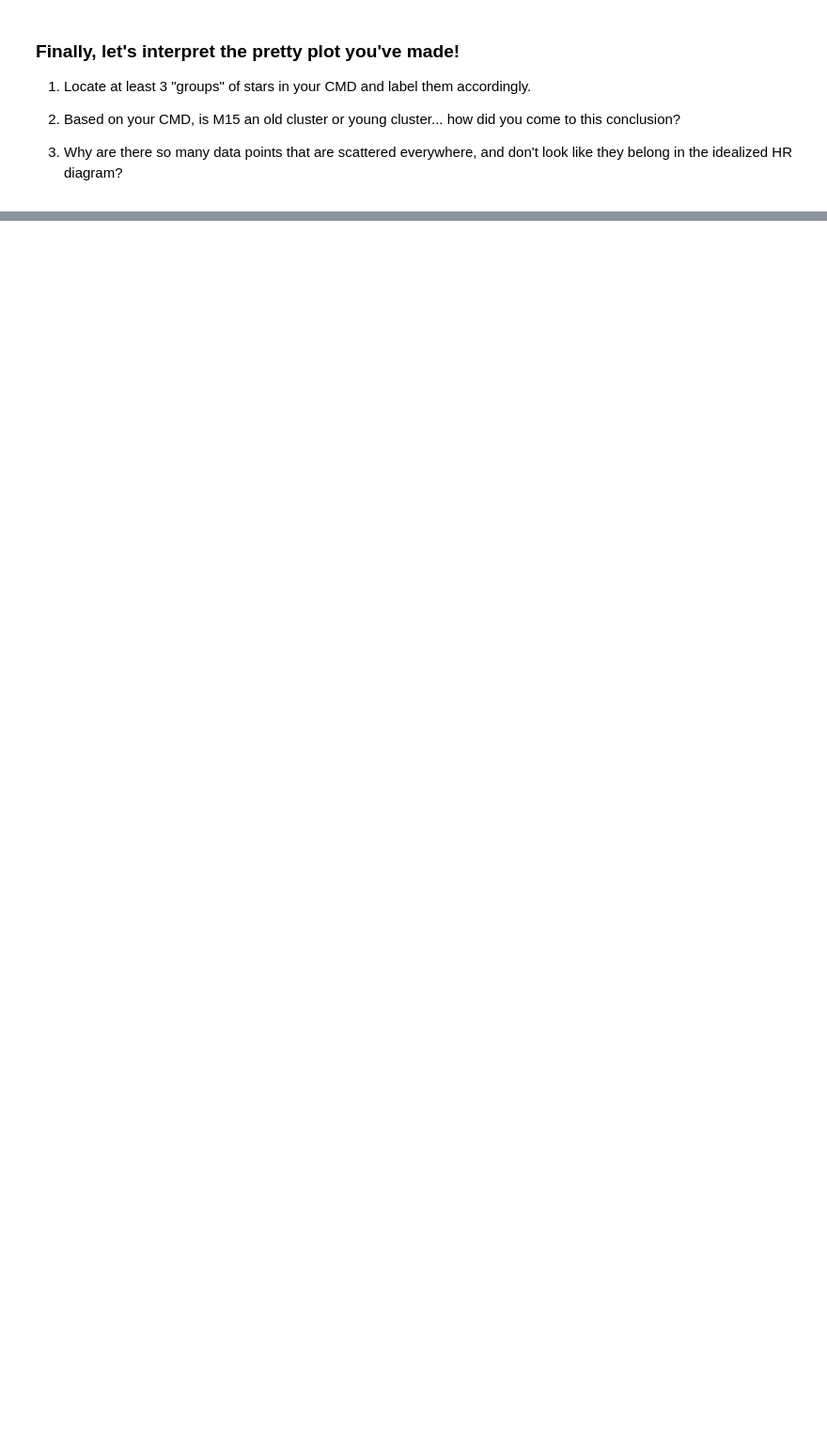
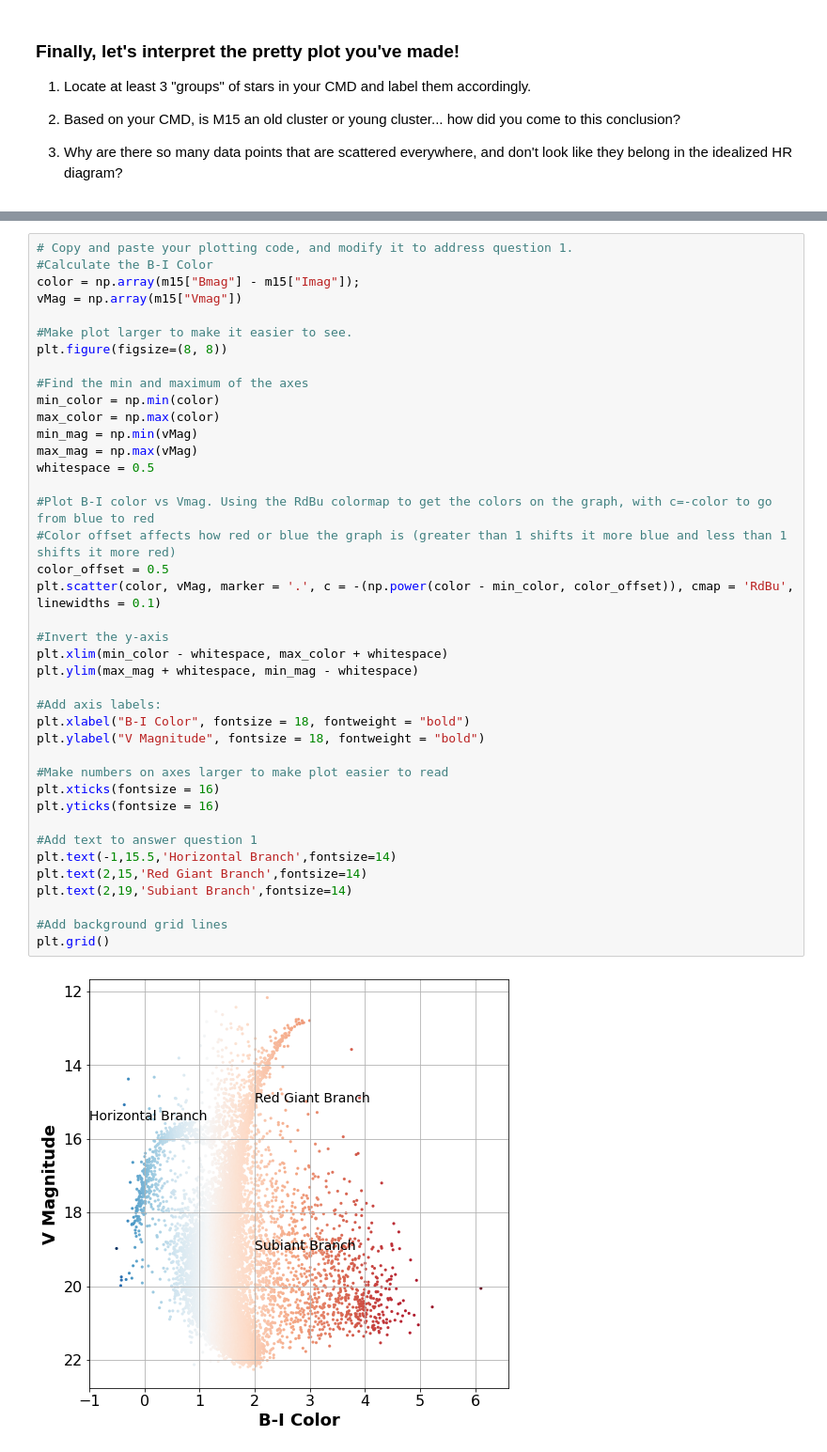
Before and after one commit to mbartlett01/AY3190, a Jupyter notebook: lessons/07-extra_plotting_Bartlett.ipynb, the cells around one changed output, grey strips where cells are left out. Shown at 94% size. Cells and saved outputs as stored; diff of their text form; blank space fills up the shorter version.

```diff
--- a/lessons/07-extra_plotting_Bartlett.ipynb
+++ b/lessons/07-extra_plotting_Bartlett.ipynb
@@ -133,0 +125,42 @@ plt.grid()
+# %%
+# Copy and paste your plotting code, and modify it to address question 1.
+#Calculate the B-I Color
+color = np.array(m15["Bmag"] - m15["Imag"]);
+vMag = np.array(m15["Vmag"])
+
+#Make plot larger to make it easier to see.
+plt.figure(figsize=(8, 8))
+
+#Find the min and maximum of the axes
+min_color = np.min(color)
+max_color = np.max(color)
+min_mag = np.min(vMag)
+max_mag = np.max(vMag)
+whitespace = 0.5
+
+#Plot B-I color vs Vmag. Using the RdBu colormap to get the colors on the graph, with c=-color to go from blue to red
+#Color offset affects how red or blue the graph is (greater than 1 shifts it more blue and less than 1 shifts it more red)
+color_offset = 0.5
+plt.scatter(color, vMag, marker = '.', c = -(np.power(color - min_color, color_offset)), cmap = 'RdBu', linewidths = 0.1)
+
+#Invert the y-axis
+plt.xlim(min_color - whitespace, max_color + whitespace)
+plt.ylim(max_mag + whitespace, min_mag - whitespace)
+
+#Add axis labels:
+plt.xlabel("B-I Color", fontsize = 18, fontweight = "bold")
+plt.ylabel("V Magnitude", fontsize = 18, fontweight = "bold")
+
+#Make numbers on axes larger to make plot easier to read
+plt.xticks(fontsize = 16)
+plt.yticks(fontsize = 16)
+
+#Add text to answer question 1
+plt.text(-1,15.5,'Horizontal Branch',fontsize=14)
+plt.text(2,15,'Red Giant Branch',fontsize=14)
+plt.text(2,19,'Subiant Branch',fontsize=14)
+
+#Add background grid lines
+plt.grid()
+# %% [output]
+[figure, added]
```
Also changed, not shown: parts of 4 cells of this notebook.
